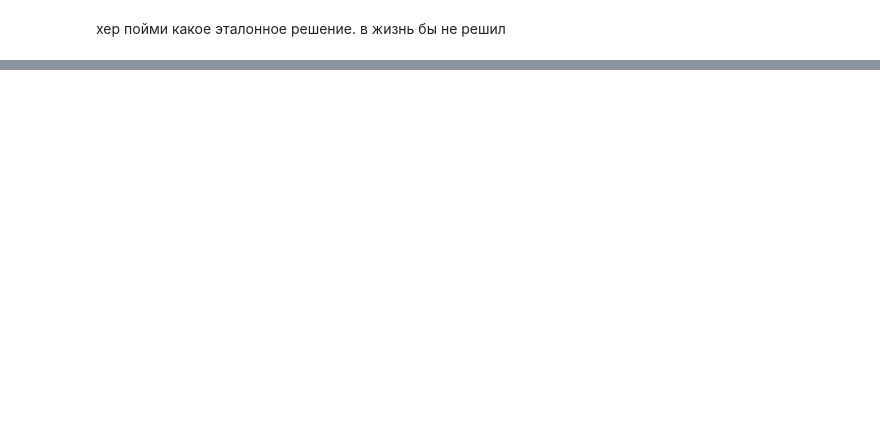
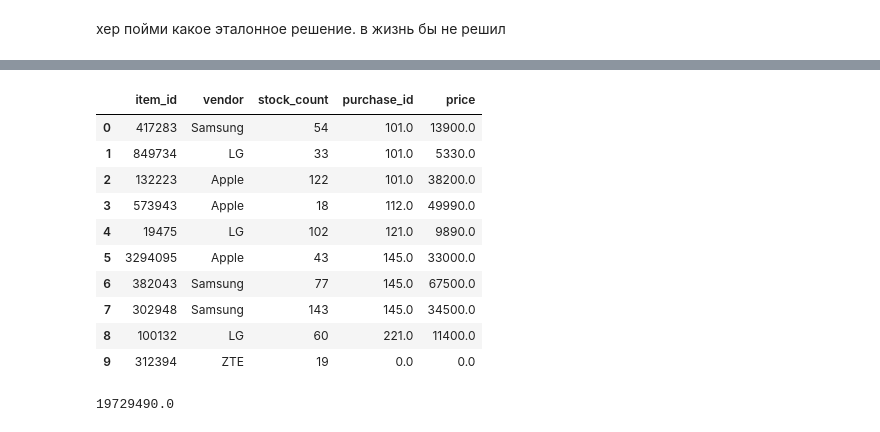
Before and after one commit to vavilove001-lab/sf_data_science, a Jupyter notebook: Notes/Pandas/Concat_join_merge.ipynb, the cells around one changed output, grey strips where cells are left out. Saved outputs shown, nothing was run; the diff lists cells and outputs as text; code cells hidden in the pictures; blank space fills up the shorter version.

```diff
--- a/Notes/Pandas/Concat_join_merge.ipynb
+++ b/Notes/Pandas/Concat_join_merge.ipynb
@@ -279,0 +590,22 @@ def concat_user_files(path):
+# %%
+import numpy as np
+merged['purchase_id'] = merged['purchase_id'].replace(np.nan, 0)
+merged['price'] = merged['price'].replace(np.nan, 0)
+display(merged)
+# %% [output]
+|  | item_id | vendor | stock_count | purchase_id | price |
+| 0 | 417283 | Samsung | 54 | 101.0 | 13900.0 |
+| 1 | 849734 | LG | 33 | 101.0 | 5330.0 |
+| 2 | 132223 | Apple | 122 | 101.0 | 38200.0 |
+| 3 | 573943 | Apple | 18 | 112.0 | 49990.0 |
+| 4 | 19475 | LG | 102 | 121.0 | 9890.0 |
+| 5 | 3294095 | Apple | 43 | 145.0 | 33000.0 |
+| 6 | 382043 | Samsung | 77 | 145.0 | 67500.0 |
+| 7 | 302948 | Samsung | 143 | 145.0 | 34500.0 |
+| 8 | 100132 | LG | 60 | 221.0 | 11400.0 |
+| 9 | 312394 | ZTE | 19 | 0.0 | 0.0 |
+# %%
+income = sum(merged['stock_count'] * merged['price'])
+print(income)
+# %% [output]
+19729490.0
```
Also changed, not shown: parts of 50 cells of this notebook, 1 other file.
